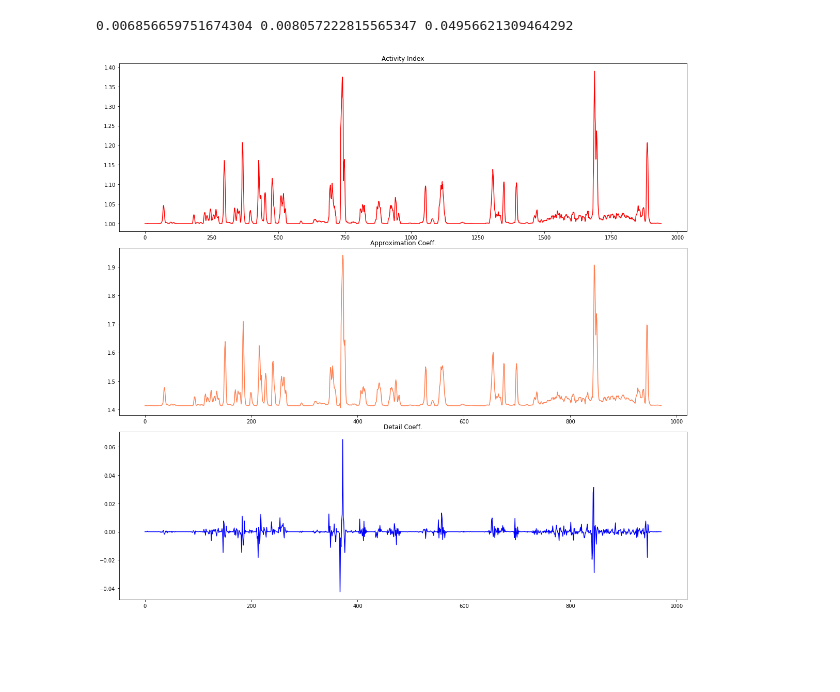
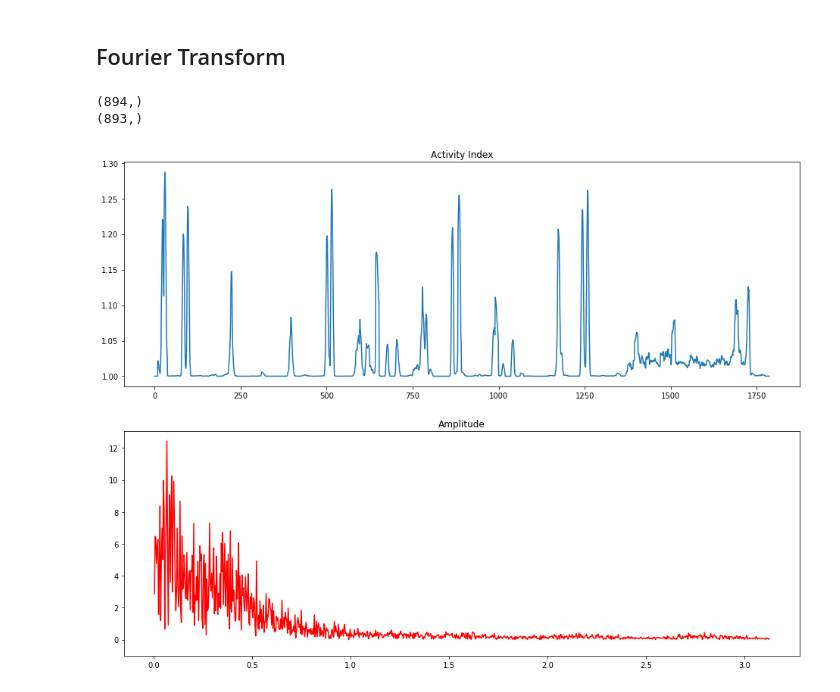
Before and after one commit to indykorpong/activity_classifier, a Jupyter notebook: testrun.ipynb, the cells around one changed output. Saved outputs shown, nothing was run; the diff lists cells and outputs as text; code cells hidden in the pictures; blank space fills up the shorter version.

```diff
--- a/testrun.ipynb
+++ b/testrun.ipynb
@@ -82,5 +89,5 @@ end_time = '11:42:13'
 # %%
-filepath = 'SmartwatchData/raw_data/log_acc_ped.csv'
+filepath = 'SmartwatchData/raw_data/log_acc_' + subject_name + '.csv'
 df = pd.read_csv(filepath)
 filtered = [i for i in df['timestamp'] if i[:10]==rec_date and calc_sec(i[11:])>calc_sec(start_time)
             and calc_sec(i[11:])<calc_sec(end_time)]
@@ -114,5 +121,5 @@ df_filt
 # %%
-filepath = 'SmartwatchData/raw_data/log_hr_ped.csv'
+filepath = 'SmartwatchData/raw_data/log_hr_'+ subject_name + '.csv'
 df2 = pd.read_csv(filepath)
 
 filtered = [i for i in df2['timestamp'] if i[:10]==rec_date and calc_sec(i[11:])>calc_sec(start_time)
@@ -445,13 +493,0 @@ plt.show()
-# %%
-sub_arr_1 = a1[71:224]
-std1 = np.std(sub_arr_1)
-
-sub_arr_2 = a1[0:150]
-std2 = np.std(sub_arr_2)
-
-sub_arr_3 = a1[1500:1900]
-std3 = np.std(sub_arr_3)
-
-print(std1,std2,std3)
-# %% [output]
-0.006856659751674304 0.008057222815565347 0.04956621309464292
@@ -465,20 +494,38 @@ cA3, cD3, cD2, cD1 = coeffs
+# %% [markdown]
+## Fourier Transform
+# %%
+a1 = np.array(ai1)
+N = a1.shape[0]
+
+T = 0.16
+x_ = np.linspace(1/(T*(N-1)), 1/(2*T), (N+1)//2-1)
+# x = np.linspace(1/(T*(N-1)), 1/T, N-1)
+
+ft = np.fft.rfft(a1)
+
+# print(ft)
+print(ft.shape)
+print(x_.shape)
+# %% [output]
+(894,)
+(893,)
 # %%
-fig, axes = plt.subplots(nrows=3, ncols=1, figsize=(16,15))
-fig.tight_layout()
+fig, axes = plt.subplots(nrows=2, ncols=1, figsize=(16,12))
 
 ax = axes[0]
-ax.plot(ai1,'r')
+ax.plot(a1)
 ax.set_title('Activity Index')
 
 ax = axes[1]
-ax.plot(cA,'#FF7F50')
-ax.set_title('Approximation Coeff.')
+ax.plot(x_,np.abs(ft)[1:],color='r')
+ax.set_ylim(bottom=-1)
+ax.set_title('Amplitude')
 
-ax = axes[2]
-ax.plot(cD,'b')
-ax.set_title('Detail Coeff.')
+# ax = axes[2]
+# ax.plot(x,ft.imag[1:],'b')
+# ax.set_title('Imaginary Part')
 
 plt.show()
-# fig.savefig('testrun_indy_lh_wavelet.png',dpi=300)
+# fig.savefig('testrun_ped_fft.png',dpi=300)
 # %% [output]
-[figure, old version]
+[figure, new version]
```
Also changed, not shown: parts of 31 cells of this notebook, 25 other files.
